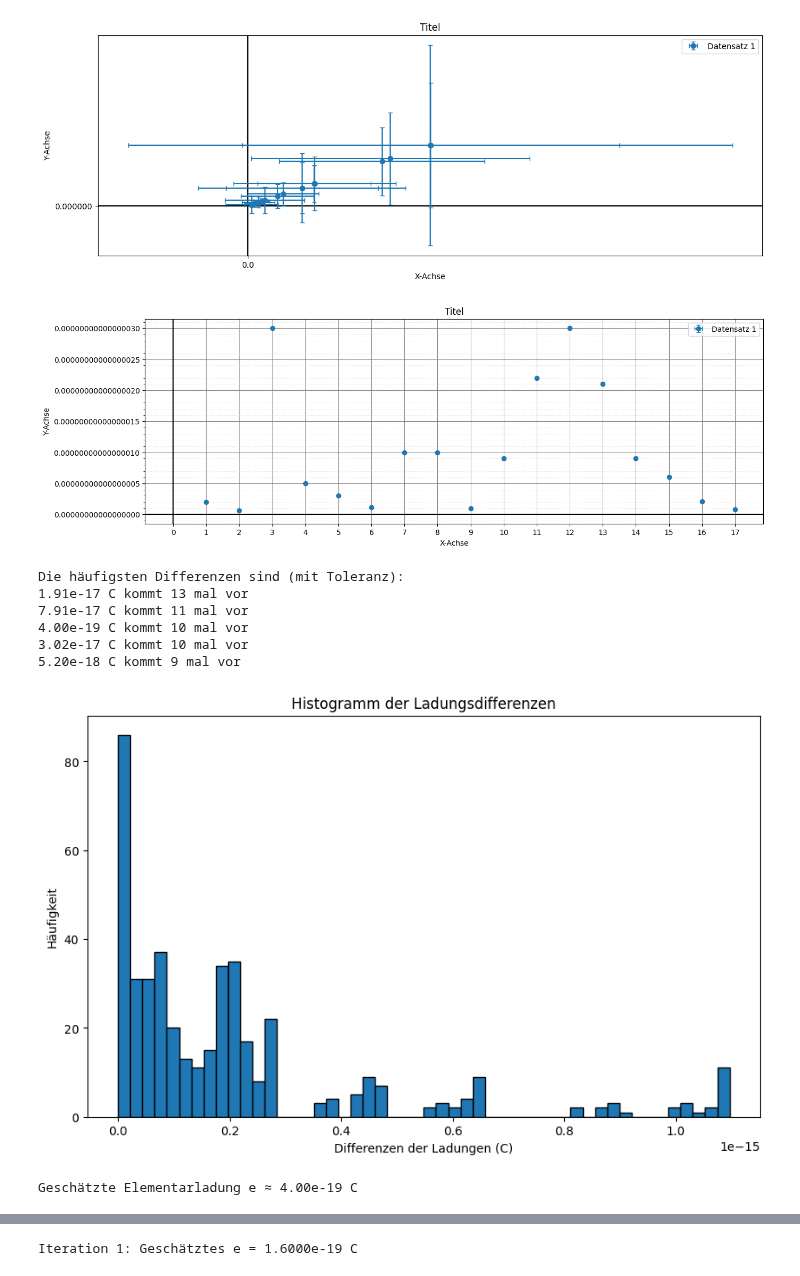
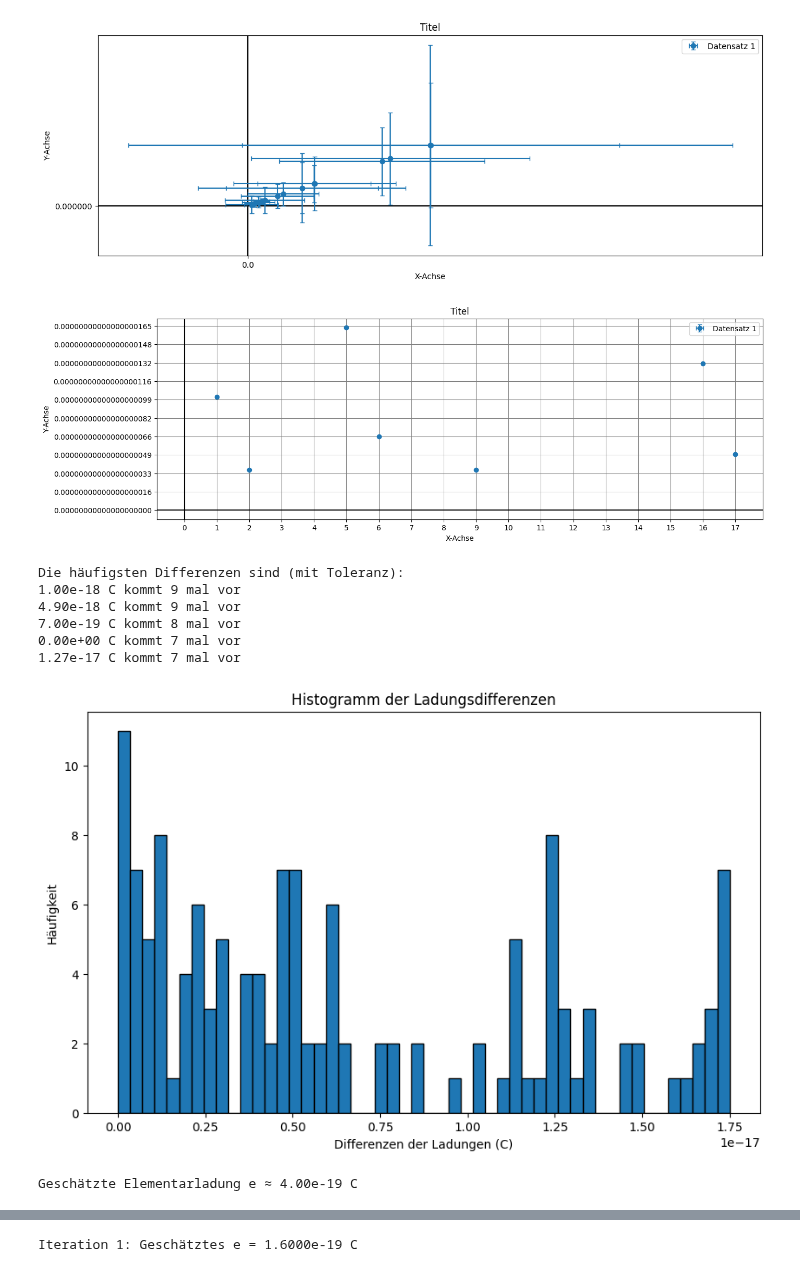
Before and after one commit to Patrixon0/data-analysis-plotting-tool, a Jupyter notebook: P2/Jannis_Dejan/242/242_Mill/242_c_main.ipynb, the cells around one changed output, grey strips where cells are left out. Drawn from its saved outputs; the diff is of its cells as text; code cells hidden in the pictures.

```diff
--- a/P2/Jannis_Dejan/242/242_Mill/242_c_main.ipynb
+++ b/P2/Jannis_Dejan/242/242_Mill/242_c_main.ipynb
@@ -388,9 +388,9 @@ geraden_fit(exp_nr='', file_n='e_v_g_E_my_r__Ne_gg_Ne.txt', x_major_ticks=10, x_
 # %% [output]
 [figure]
 # %%
-geraden_fit(exp_nr='', file_n='e_Ne_numbered.txt', x_major_ticks=1, x_minor_ticks=1, y_major_ticks=0.00000000000000005, x_decimal_places=0, y_minor_ticks= 0.00000000000000001, y_decimal_places=17)
+geraden_fit(exp_nr='', file_n='e_Ne_numbered2.txt', x_major_ticks=1, x_minor_ticks=1, y_major_ticks=0.000000000000000000165, x_decimal_places=0, y_minor_ticks= 0.00000000000000001, y_decimal_places=20)
 # %% [output]
-[figure, old version]
+[figure, new version]
 # %%
 import numpy as np
 import matplotlib.pyplot as plt
@@ -398,37 +398,23 @@ from collections import Counter
 
 # Deine Ladungswerte in Coulomb
 ladungen = np.array([
-    0.00000000000000001636,
-	0.00000000000000000578,
-	0.00000000000000028690,
-	0.00000000000000004627,
-	0.00000000000000002638,
-	0.00000000000000001063,
-	0.00000000000000010426,
-	0.00000000000000010483,
-	0.00000000000000000578,
-	0.00000000000000008501,
-	0.00000000000000022409,
-	0.00000000000000028768,
-	0.00000000000000021100,
-	0.00000000000000008501,
-	0.00000000000000005521,
-	0.00000000000000002117,
-	0.00000000000000000808,
-	0.00000000000000019492,
-	0.00000000000000065967,
-	0.00000000000000110169,
-	0.00000000000000008452,
-	0.00000000000000020328,
-	0.00000000000000024181,
-	0.00000000000000022916,
-	0.00000000000000047684,
-	0.00000000000000000539,
-	0.00000000000000002449,
-	0.00000000000000002053,
-	0.00000000000000001765,
-	0.00000000000000003564
-
+    0.00000000000000000101,
+	0.00000000000000000035,
+	0.00000000000000001778,
+	0.00000000000000000286,
+	0.00000000000000000163,
+	0.00000000000000000065,
+	0.00000000000000000646,
+	0.00000000000000000649,
+	0.00000000000000000035,
+	0.00000000000000000527,
+	0.00000000000000001389,
+	0.00000000000000001783,
+	0.00000000000000001308,
+	0.00000000000000000527,
+	0.00000000000000000342,
+	0.00000000000000000131,
+	0.00000000000000000050
 ])
 
 # Sortieren der Ladungswerte
@@ -449,7 +435,7 @@ rundung = 1e-19
 differenzen_gerundet = np.round(differenzen / rundung) * rundung
 
 # Toleranzgrenze für die Gruppierung
-toleranz = 1e-18
+toleranz = 2e-19
 
 # Gruppierung mit Toleranz
 gruppierte_differenzen = Counter()
@@ -458,39 +444,39 @@ for diff in differenzen_gerundet:
     for key in list(gruppierte_differenzen.keys()):
         if abs(diff - key) <= toleranz:
             gruppierte_differenzen[key] += 1
             gruppiert = True
             break
     if not gruppiert:
         gruppierte_differenzen[diff] += 1
 
 # Häufigste Differenzen finden
 häufigste_differenzen = gruppierte_differenzen.most_common()
 
 # Anzeige der häufigsten Differenzen
 print("Die häufigsten Differenzen sind (mit Toleranz):")
 for wert, anzahl in häufigste_differenzen[:5]:
     print(f"{wert:.2e} C kommt {anzahl} mal vor")
 
 # Plot des Histogramms
 plt.figure(figsize=(10, 6))
 plt.hist(differenzen_gerundet, bins=50, edgecolor='black')
 plt.xlabel('Differenzen der Ladungen (C)')
 plt.ylabel('Häufigkeit')
 plt.title('Histogramm der Ladungsdifferenzen')
 plt.show()
 
 # Schätzung der Elementarladung
 # Nehmen wir die häufigste Differenz als Schätzung für e
 e_schätzung = häufigste_differenzen[0][0]
 print(f"\nGeschätzte Elementarladung e ≈ 4.00e-19 C")
 # %% [output]
 Die häufigsten Differenzen sind (mit Toleranz):
-1.91e-17 C kommt 13 mal vor
-7.91e-17 C kommt 11 mal vor
-4.00e-19 C kommt 10 mal vor
-3.02e-17 C kommt 10 mal vor
-5.20e-18 C kommt 9 mal vor
+1.00e-18 C kommt 9 mal vor
+4.90e-18 C kommt 9 mal vor
+7.00e-19 C kommt 8 mal vor
+0.00e+00 C kommt 7 mal vor
+1.27e-17 C kommt 7 mal vor
-[figure, old version]
+[figure, new version]
 Geschätzte Elementarladung e ≈ 4.00e-19 C
 # %%
 var_names=[ne, x]=sp.symbols('ne x')
```
Also changed, not shown: parts of 5 cells of this notebook, 5 other files.
